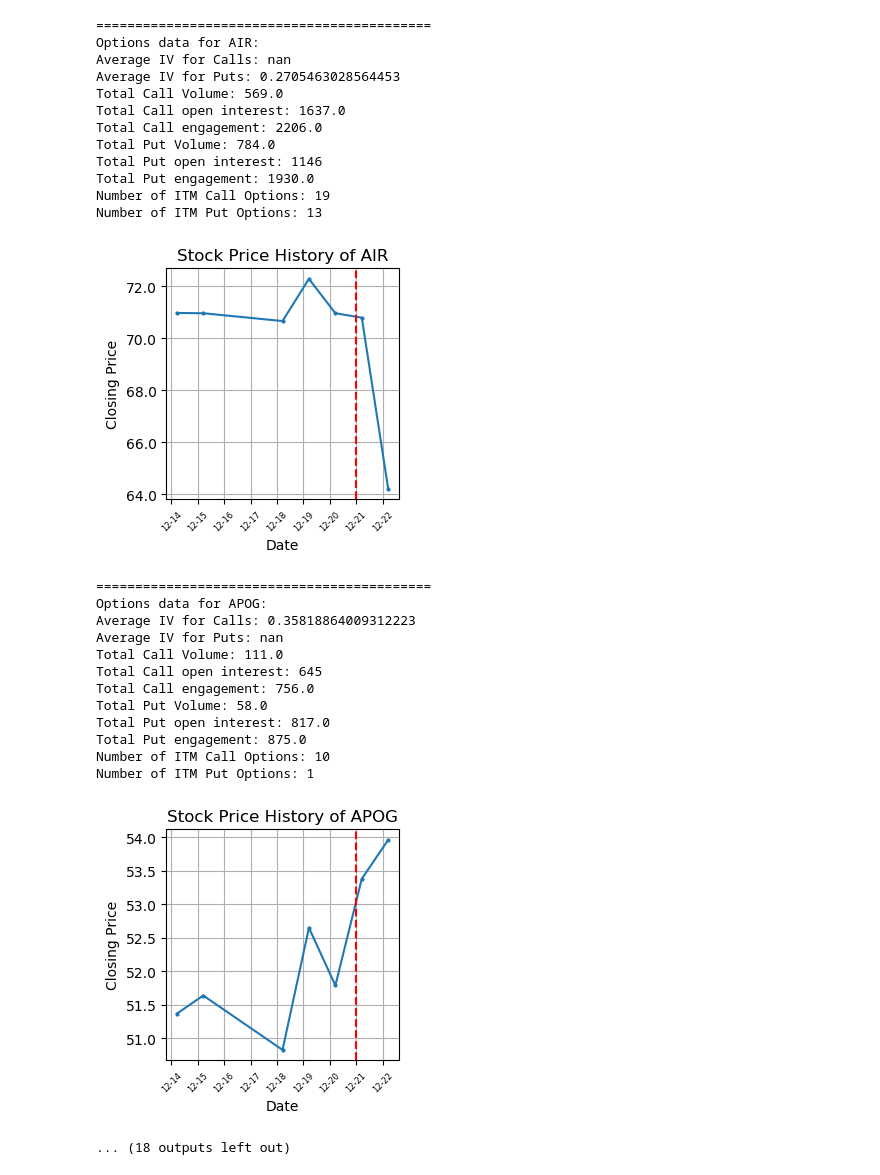
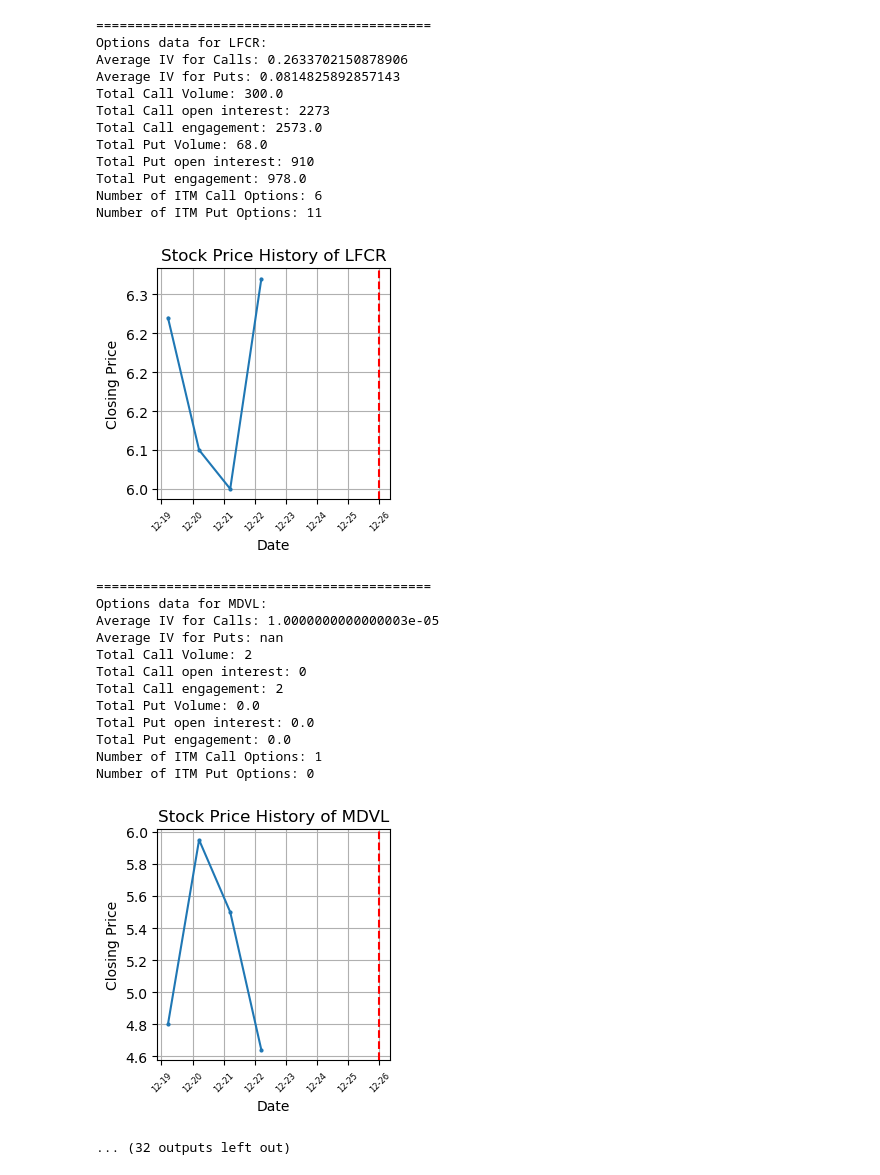
Before and after one commit to SaumikDana/Machine_Learning_Trading, a Jupyter notebook: data/earnings_release.ipynb, the cells around one changed output. Drawn from its saved outputs; the diff is of its cells as text; code cells hidden in the pictures.

```diff
--- a/data/earnings_release.ipynb
+++ b/data/earnings_release.ipynb
@@ -3,21 +3,20 @@ from datetime import datetime, timedelta
 from utils import *
 
 # Call the function and store the result
-day = '2023-12-21'
+day = '2023-12-26'
 
 # First page
 url = 'https://finance.yahoo.com/calendar/earnings/?day=' + day
 
-print(url)
+ticker_data_list = process_earnings_table(extract_table(url))
 
-ticker_data_sorted, ticker_data_list = scrape_and_process_yahoo_finance_data(url)
+# Second page
+url += '&offset=100&size=100'
 
-# # Second page
-# url += '&offset=100&size=100'
+ticker_data_list = process_earnings_table(extract_table(url), ticker_data_list)
 
-# print(url)
-
-# ticker_data_sorted, ticker_data_list = scrape_and_process_yahoo_finance_data(url, ticker_data_list)
+# Pandas Dataframe
+ticker_data_sorted = convert_to_dataframe(ticker_data_list)
 
 # Set the time frame
 release_date = datetime.strptime(day, '%Y-%m-%d')
@@ -104,27 +102,27 @@ Number of ITM Put Options: 78
 ===========================================
-Options data for AIR:
-Average IV for Calls: nan
-Average IV for Puts: 0.2705463028564453
-Total Call Volume: 569.0
-Total Call open interest: 1637.0
-Total Call engagement: 2206.0
-Total Put Volume: 784.0
-Total Put open interest: 1146
-Total Put engagement: 1930.0
-Number of ITM Call Options: 19
-Number of ITM Put Options: 13
+Options data for LFCR:
+Average IV for Calls: 0.2633702150878906
+Average IV for Puts: 0.0814825892857143
+Total Call Volume: 300.0
+Total Call open interest: 2273
+Total Call engagement: 2573.0
+Total Put Volume: 68.0
+Total Put open interest: 910
+Total Put engagement: 978.0
+Number of ITM Call Options: 6
+Number of ITM Put Options: 11
-[figure, old version]
+[figure, new version]
 ===========================================
-Options data for APOG:
-Average IV for Calls: 0.35818864009312223
+Options data for MDVL:
+Average IV for Calls: 1.0000000000000003e-05
 Average IV for Puts: nan
-Total Call Volume: 111.0
-Total Call open interest: 645
-Total Call engagement: 756.0
-Total Put Volume: 58.0
-Total Put open interest: 817.0
-Total Put engagement: 875.0
-Number of ITM Call Options: 10
-Number of ITM Put Options: 1
+Total Call Volume: 2
+Total Call open interest: 0
+Total Call engagement: 2
+Total Put Volume: 0.0
+Total Put open interest: 0.0
+Total Put engagement: 0.0
+Number of ITM Call Options: 1
+Number of ITM Put Options: 0
-[figure, old version]
+[figure, new version]
-... (18 outputs left out)
+... (32 outputs left out)
```
Also changed, not shown: parts of 1 cell of this notebook, 2 other files.
